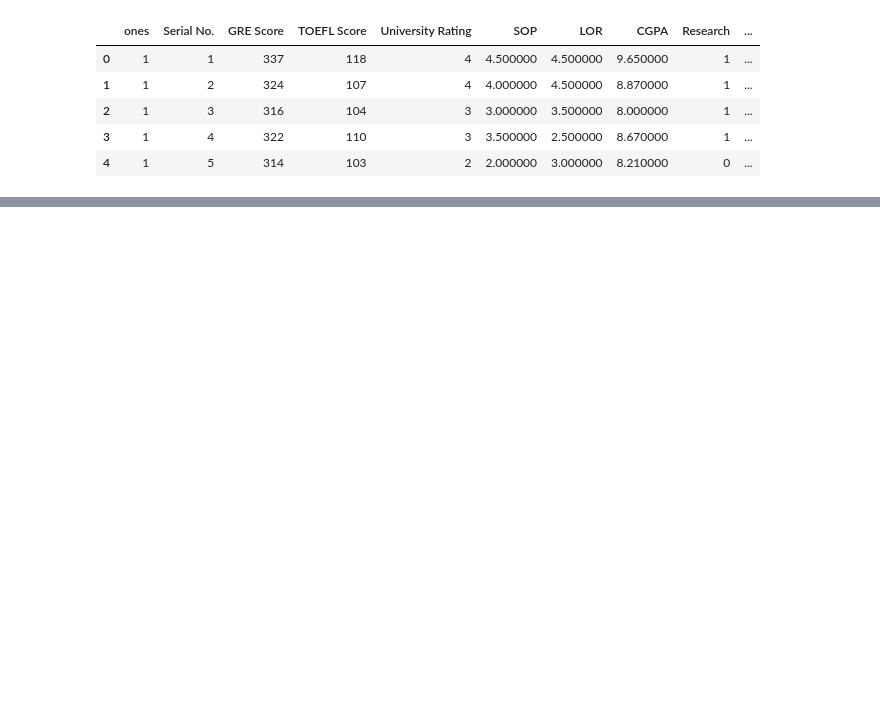
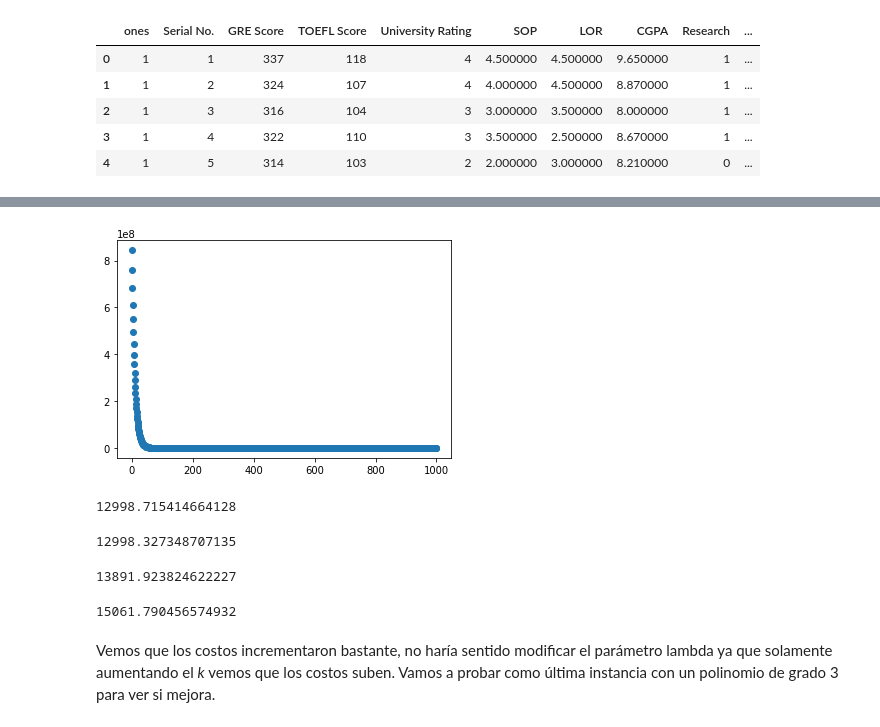
Before and after one commit to hwalter734/LAB5-EOML, a Jupyter notebook: lab5_Walter_20180006.ipynb, the cells around one changed output, grey strips where cells are left out. Drawn from its saved outputs; the diff is of its cells as text; code cells hidden in the pictures; blank space fills up the shorter version.

```diff
--- a/lab5_Walter_20180006.ipynb
+++ b/lab5_Walter_20180006.ipynb
@@ -16,0 +145,11 @@ df.head()
+# %%
+pol2 = (xtrain[:,1]**2).reshape(len(xtrain),1)
+xtrain2 = np.append(xtrain, pol2, axis=1)
+pol2 = (xcv[:,1]**2).reshape(len(xcv),1)
+xcv2 = np.append(xcv, pol2, axis=1)
+pol2 = (xtest[:,1]**2).reshape(len(xtest),1)
+xtest2 = np.append(xtest, pol2, axis=1)
+# %%
+m,n = xtrain.shape
+random_theta2 = np.random.rand(n+1,1)
+random_theta2
@@ -16,0 +167,3 @@ df.head()
+# %%
+theta_results2, costs2, thetas2 = gradient_descent_cost(xtrain2, ytrain, random_theta2, linear_function_cost, linear_gradient_cost, learning_rate=0.00000000001, lambdaparam=10)
+theta_results2
@@ -16,0 +181,25 @@ df.head()
+# %%
+xrow = np.arange(0,1000,1).reshape(-1,1)
+plt.scatter(xrow, costs2)
+plt.show()
+# %% [output]
+[figure, added]
+# %%
+costs2[-1]
+# %% [output]
+12998.715414664128
+# %%
+theta_results2, costs2, thetas2 = gradient_descent_cost(xtrain2, ytrain, random_theta2, linear_function_cost, linear_gradient_cost, learning_rate=0.00000000001, lambdaparam=-40)
+costs2[-1]
+# %% [output]
+12998.327348707135
+# %%
+linear_function_cost(xcv2,ycv,theta_results2,lambdaparam=10)
+# %% [output]
+13891.923824622227
+# %%
+linear_function_cost(xtest2,ytest,theta_results2, lambdaparam=10)
+# %% [output]
+15061.790456574932
+# %% [markdown]
+Vemos que los costos incrementaron bastante, no haría sentido modificar el parámetro lambda ya que solamente aumentando el *k* vemos que los costos suben. Vamos a probar como última instancia con un polinomio de grado 3 para ver si mejora.
```
Also changed, not shown: parts of 39 cells of this notebook, 1 other file.
